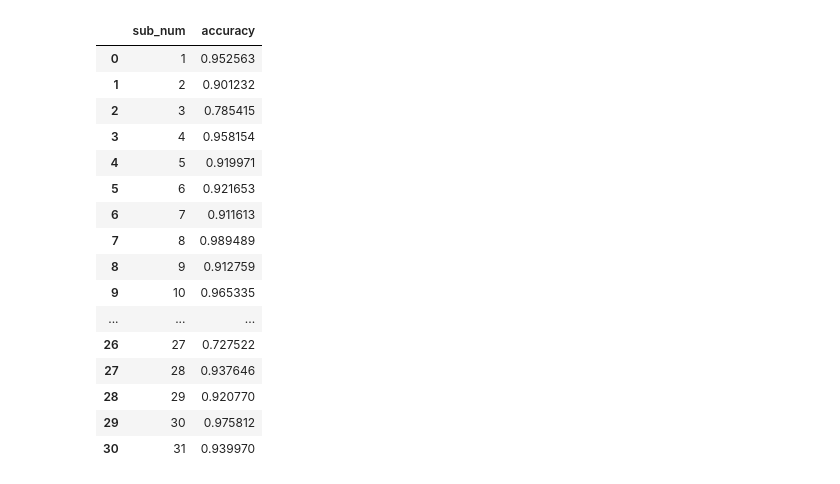
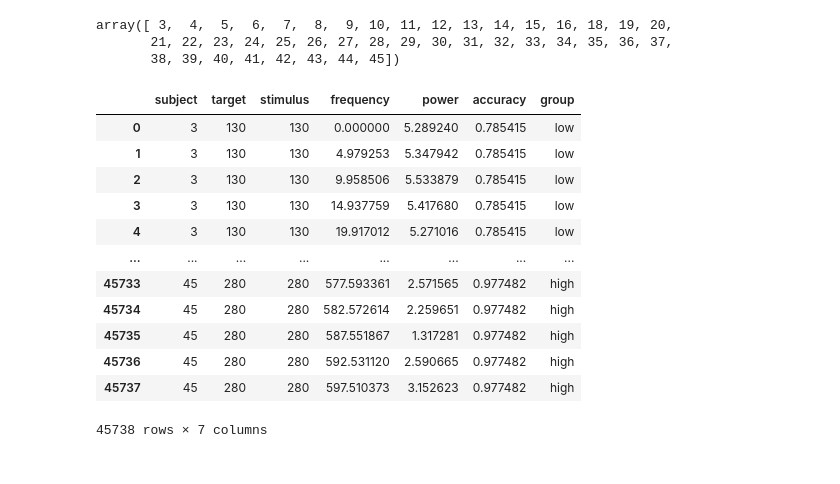
Before and after one commit to letitiayhho/tone-target-monitoring, a Jupyter notebook: analysis/ffr-and-task-performance.ipynb, the cells around one changed output. Saved outputs shown, nothing was run; the diff lists cells and outputs as text; code cells hidden in the pictures.

```diff
--- a/analysis/ffr-and-task-performance.ipynb
+++ b/analysis/ffr-and-task-performance.ipynb
@@ -10,24 +11 @@ import re
 from sklearn.linear_model import LinearRegression
-# %%
-# Load task accuracies
-accuracies = pd.read_csv('accuracies.csv')
-behav_subs = np.unique(accuracies.sub_num)
-accuracies
-# %% [output]
-|  | sub_num | accuracy |
-| 0 | 1 | 0.952563 |
-| 1 | 2 | 0.901232 |
-| 2 | 3 | 0.785415 |
-| 3 | 4 | 0.958154 |
-| 4 | 5 | 0.919971 |
-| 5 | 6 | 0.921653 |
-| 6 | 7 | 0.911613 |
-| 7 | 8 | 0.989489 |
-| 8 | 9 | 0.912759 |
-| 9 | 10 | 0.965335 |
-| ... | ... | ... |
-| 26 | 27 | 0.727522 |
-| 27 | 28 | 0.937646 |
-| 28 | 29 | 0.920770 |
-| 29 | 30 | 0.975812 |
-| 30 | 31 | 0.939970 |
@@ -39,0 +12,28 @@ accuracies = accuracies[accuracies.sub_num.isin(spec_subs)] # Drop subs not in p
+# %%
+spectrums = pd.read_csv('spectrums2.csv')
+accuracy = pd.read_csv('accuracy.csv', index_col = 0)
+
+# Add accuracy group to dataframe
+accuracy = accuracy.rename(columns = {'sub_num': 'subject'})
+spectrums = spectrums.merge(accuracy, left_on = ["subject"], right_on = ["subject"])
+np.unique(spectrums.subject)
+# %% [output]
+array([ 3,  4,  5,  6,  7,  8,  9, 10, 11, 12, 13, 14, 15, 16, 18, 19, 20,
+       21, 22, 23, 24, 25, 26, 27, 28, 29, 30, 31, 32, 33, 34, 35, 36, 37,
+       38, 39, 40, 41, 42, 43, 44, 45])
+# %%
+spectrums
+# %% [output]
+|  | subject | target | stimulus | frequency | power | accuracy | group |
+| 0 | 3 | 130 | 130 | 0.000000 | 5.289240 | 0.785415 | low |
+| 1 | 3 | 130 | 130 | 4.979253 | 5.347942 | 0.785415 | low |
+| 2 | 3 | 130 | 130 | 9.958506 | 5.533879 | 0.785415 | low |
+| 3 | 3 | 130 | 130 | 14.937759 | 5.417680 | 0.785415 | low |
+| 4 | 3 | 130 | 130 | 19.917012 | 5.271016 | 0.785415 | low |
+| ... | ... | ... | ... | ... | ... | ... | ... |
+| 45733 | 45 | 280 | 280 | 577.593361 | 2.571565 | 0.977482 | high |
+| 45734 | 45 | 280 | 280 | 582.572614 | 2.259651 | 0.977482 | high |
+| 45735 | 45 | 280 | 280 | 587.551867 | 1.317281 | 0.977482 | high |
+| 45736 | 45 | 280 | 280 | 592.531120 | 2.590665 | 0.977482 | high |
+| 45737 | 45 | 280 | 280 | 597.510373 | 3.152623 | 0.977482 | high |
+45738 rows × 7 columns
```
Also changed, not shown: parts of 19 cells of this notebook, 1 other file.
